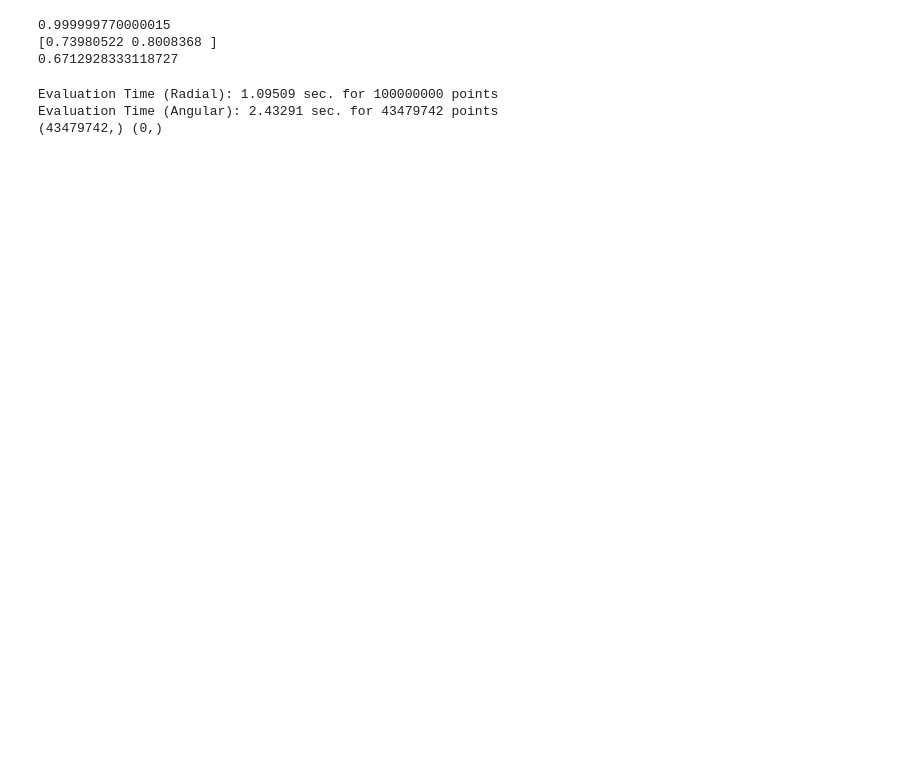
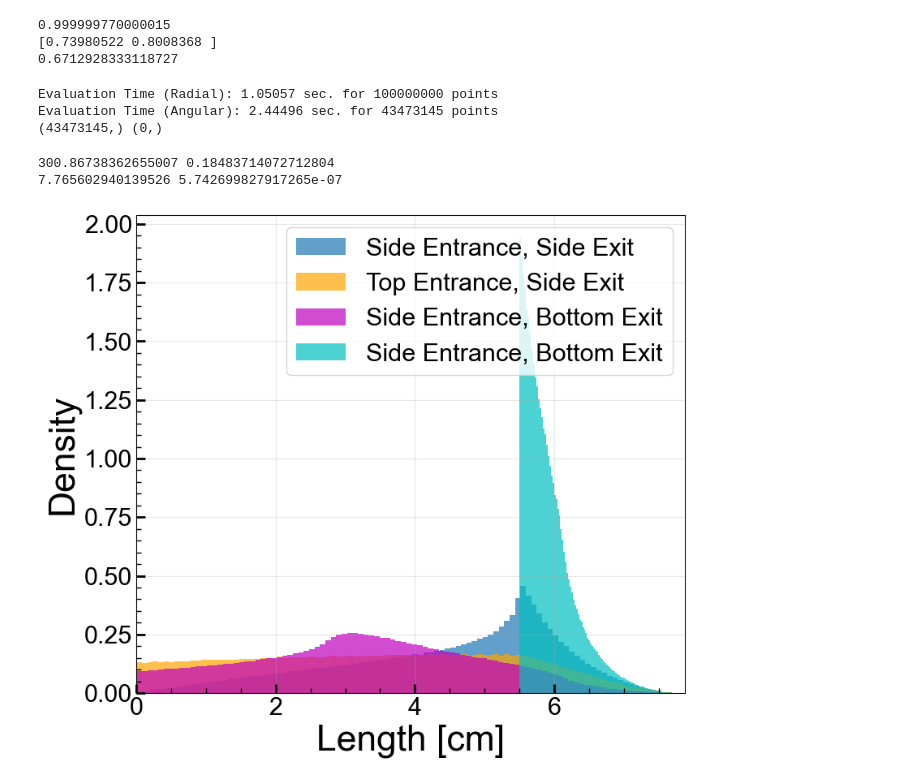
Before and after one commit to villano-lab/NaI_Array_Firmware, a Jupyter notebook: test_firmwares/TrigTest7/data_analysis/Analysis_Notebook/muon_generate.ipynb, the cells around one changed output. Saved outputs shown, nothing was run; the diff lists cells and outputs as text; code cells hidden in the pictures; blank space fills up the shorter version.

```diff
--- a/test_firmwares/TrigTest7/data_analysis/Analysis_Notebook/muon_generate.ipynb
+++ b/test_firmwares/TrigTest7/data_analysis/Analysis_Notebook/muon_generate.ipynb
@@ -15,8 +15,8 @@ import math
 import time
 # %%
 #set up the parameters for the cylindrical detector
-R = 1
-h = 1
+R = 5.5/2
+h = 5.5
 a = 1.3
 # %%
 from scipy import integrate
@@ -60,7 +60,7 @@ print(cos_int(0.8409))
 # %%
 #the monte carlo way
 start = time.time()
-L = 5
+L = 10*R
 N = int(1e8)
 X = np.random.uniform(-L,L,N)
 Y = np.random.uniform(-L,L,N)
@@ -150,32 +150,71 @@ lcomp_top = (h-d_top*cot_top)/costhet_top
 #print(R0)
 print(np.shape(R0),np.shape(lall))
 # %% [output]
-Evaluation Time (Radial): 1.09509 sec. for 100000000 points
-Evaluation Time (Angular): 2.43291 sec. for 43479742 points
-(43479742,) (0,)
+Evaluation Time (Radial): 1.05057 sec. for 100000000 points
+Evaluation Time (Angular): 2.44496 sec. for 43473145 points
+(43473145,) (0,)
+# %%
+#now do inside
+r=R0
+#print(R/r)
+#print(np.max(R/r),np.min(R/r))
+r_in = r[cInside]
+phi_in = phi[cInside]
+costhet_in = costhet[cInside]
+
+t_in = r_in*np.cos(phi_in) + np.sqrt(R**2 - r_in**2*np.sin(phi_in)**2)
+
+cosbound_in = h/np.sqrt(t_in**2+h**2)
+
+
+###split side entry from top entry.
+cCos_in_side = (costhet_in>0)&(costhet_in<=cosbound_in)
+cCos_in_top = (costhet_in>cosbound_in)
+
+#side
+r_in_side = r_in[cCos_in_side]
+costhet_in_side = costhet_in[cCos_in_side]
+t_in_side = t_in[cCos_in_side]
+
+
+lcomp_in_side = t_in_side/np.sqrt(1-costhet_in_side**2)
+
+#top
+r_in_top = r_in[cCos_in_top]
+phi_in_top = phi_in[cCos_in_top]
+costhet_in_top = costhet_in[cCos_in_top]
+t_in_top = t_in[cCos_in_top]
+
+lcomp_in_top = h/costhet_in_top
 # %%
 print(np.max(cot_top),np.min(cot_top))
 print(np.max(lcomp_top),np.min(lcomp_top))
 
 # Create figure with two subplots
 fig, (ax1) = plt.subplots(1, 1, figsize=(8, 7))
 
 
 xmax = np.sqrt((2*R)**2+h**2)+0.1
 xplot = np.linspace(0,xmax, 10000)
 
 ax1.hist(lcomp_side, bins=100, density=True, alpha=0.7, label='Side Entrance, Side Exit',align='mid')
 ax1.hist(lcomp_top, bins=100, density=True, alpha=0.7, label='Top Entrance, Side Exit',align='mid', color='orange')
+ax1.hist(lcomp_in_side, bins=100, density=True, alpha=0.7, label='Side Entrance, Bottom Exit',align='mid', color='m')
+ax1.hist(lcomp_in_top, bins=100, density=True, alpha=0.7, label='Top Entrance, Bottom Exit',align='mid', color='c')
 
 
 ax1.set_xlim(0.0, xmax)
 ax1.set_ylabel('Density')
 ax1.set_xlabel('Length [cm]')
 #ax1.set_title('Histogram of Chi-Square per DOF')
 ax1.legend()
 ax1.grid(True, alpha=0.3)
 
 
 # Adjust layout and save
 plt.tight_layout()
 plt.show()
+# %% [output]
+300.86738362655007 0.18483714072712804
+7.765602940139526 5.742699827917265e-07
+[figure, added]
```
Also changed, not shown: parts of 1 cell of this notebook.
